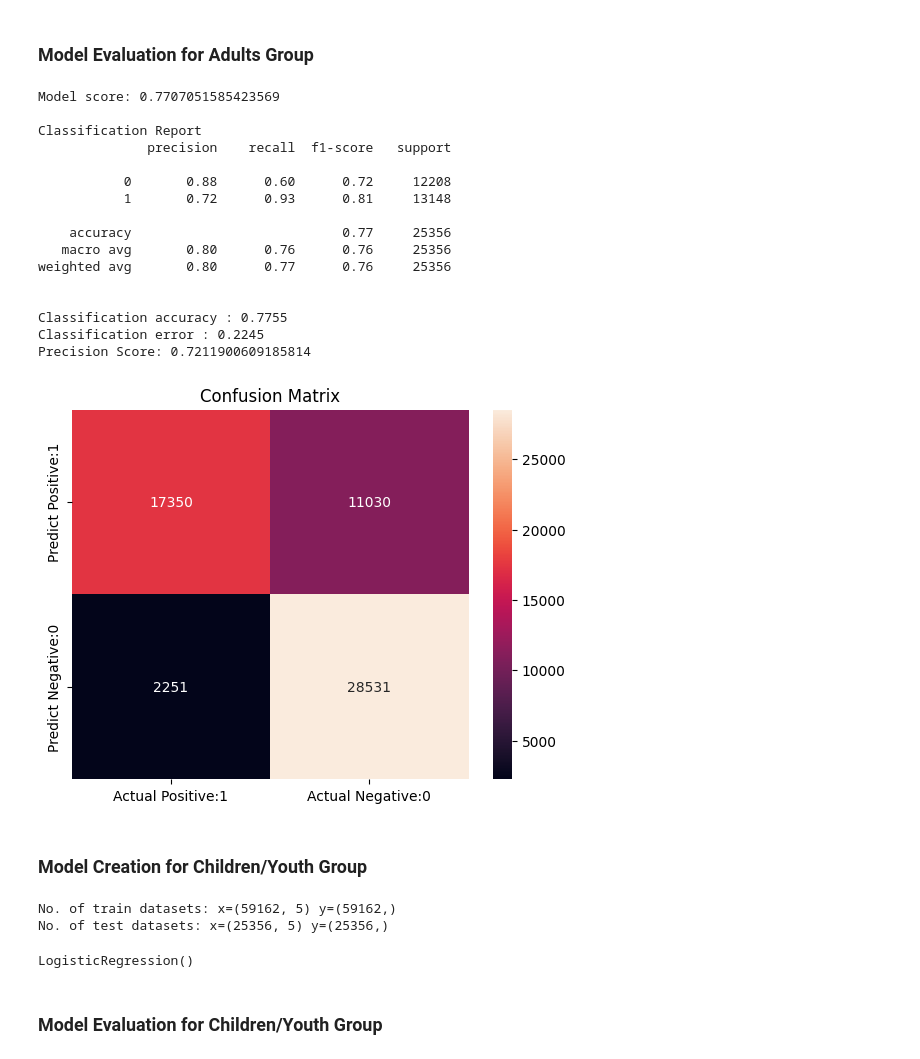
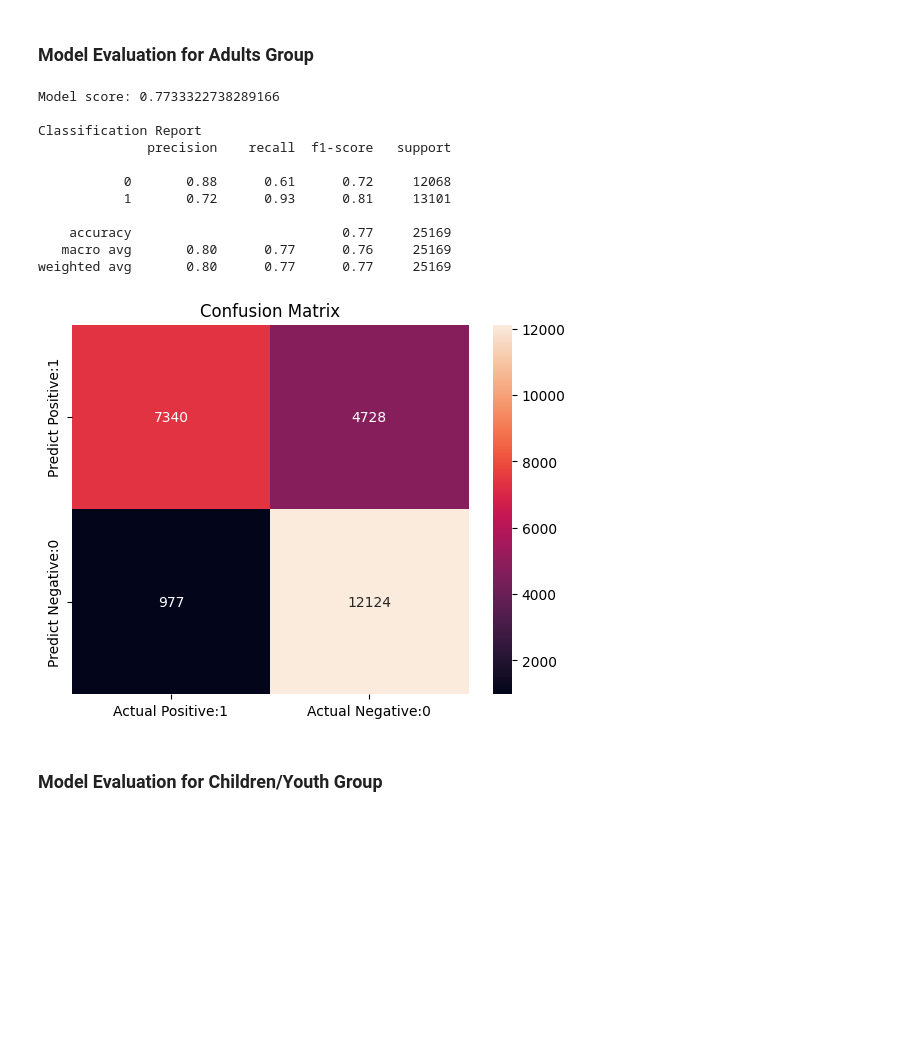
Before and after one commit to abccastro/House-Price-Prediction-using-Polynomial-Regression, a Jupyter notebook: Project/AML2203/Mid-term Project/AML2203 - Group 7 (Mid-term Project).ipynb, the cells around one changed output. Drawn from its saved outputs; the diff is of its cells as text; code cells hidden in the pictures; blank space fills up the shorter version.

```diff
--- a/Project/AML2203/Mid-term Project/AML2203 - Group 7 (Mid-term Project).ipynb
+++ b/Project/AML2203/Mid-term Project/AML2203 - Group 7 (Mid-term Project).ipynb
@@ -537,38 +605,19 @@ LogisticRegression()
 # %% [markdown]
 ### Model Evaluation for Adults Group
-# %%
-evaluateModel(model_adults, X_train, X_test, y_train, y_test)
-# %% [output]
-Model score: 0.7707051585423569
-
-Classification Report
-              precision    recall  f1-score   support
-
-           0       0.88      0.60      0.72     12208
-           1       0.72      0.93      0.81     13148
-
-    accuracy                           0.77     25356
-   macro avg       0.80      0.76      0.76     25356
-weighted avg       0.80      0.77      0.76     25356
-
-
-Classification accuracy : 0.7755
-Classification error : 0.2245
-Precision Score: 0.7211900609185814
-[figure, removed]
-# %% [markdown]
-### Model Creation for Children/Youth Group
-# %%
-X_train, X_test, y_train, y_test = train_test_split(ihd_with_ig_df_dummy.drop(['adults', 'children_youth', 'seniors'], axis=1), age_grouping_df['children_youth'], test_size=0.3, random_state=0)
-
-print(f"No. of train datasets: x={X_train.shape} y={y_train.shape}")
-print(f"No. of test datasets: x={X_test.shape} y={y_test.shape}\n")
-
-model_children_youth = LogisticRegression(solver='lbfgs')
-model_children_youth.fit(X_train, y_train)
-# %% [output]
-No. of train datasets: x=(59162, 5) y=(59162,)
-No. of test datasets: x=(25356, 5) y=(25356,)
-LogisticRegression()
+# %%
+evaluateModel(model_adults, X_test_a, y_test_a)
+# %% [output]
+Model score: 0.7733322738289166
+
+Classification Report
+              precision    recall  f1-score   support
+
+           0       0.88      0.61      0.72     12068
+           1       0.72      0.93      0.81     13101
+
+    accuracy                           0.77     25169
+   macro avg       0.80      0.77      0.76     25169
+weighted avg       0.80      0.77      0.77     25169
+[figure, added]
 # %% [markdown]
 ### Model Evaluation for Children/Youth Group
```
Also changed, not shown: parts of 54 cells of this notebook.
